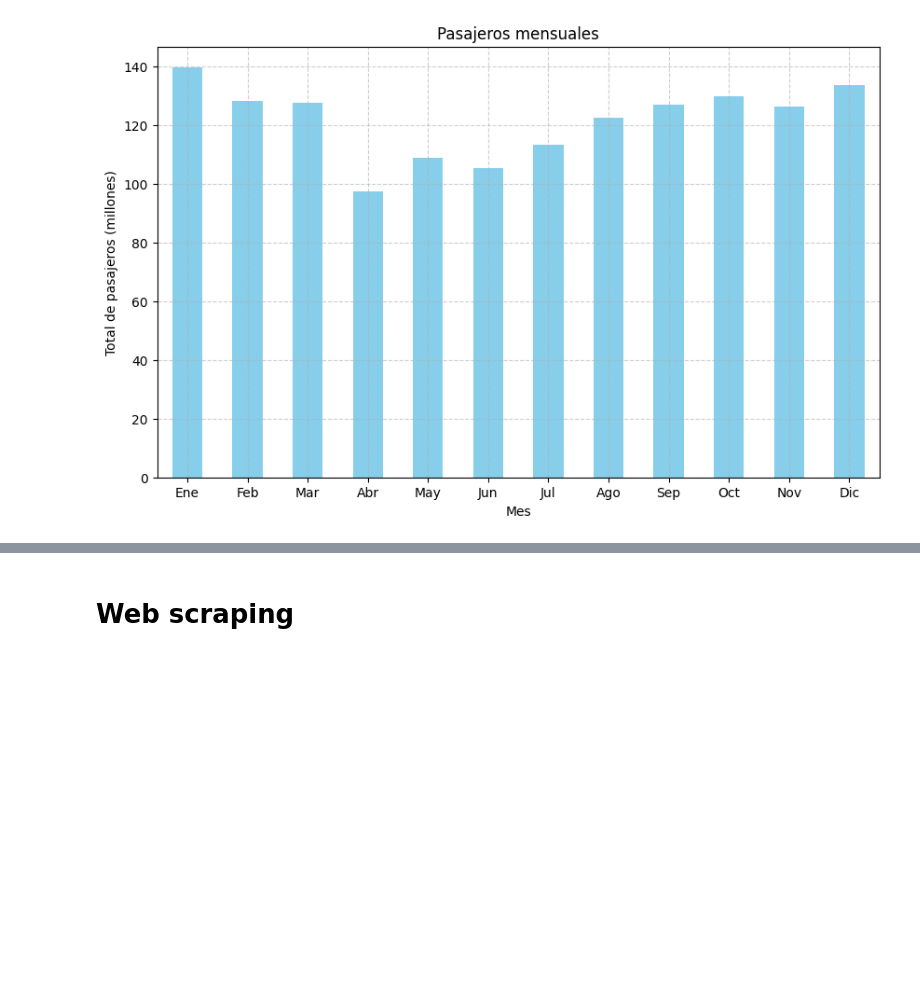
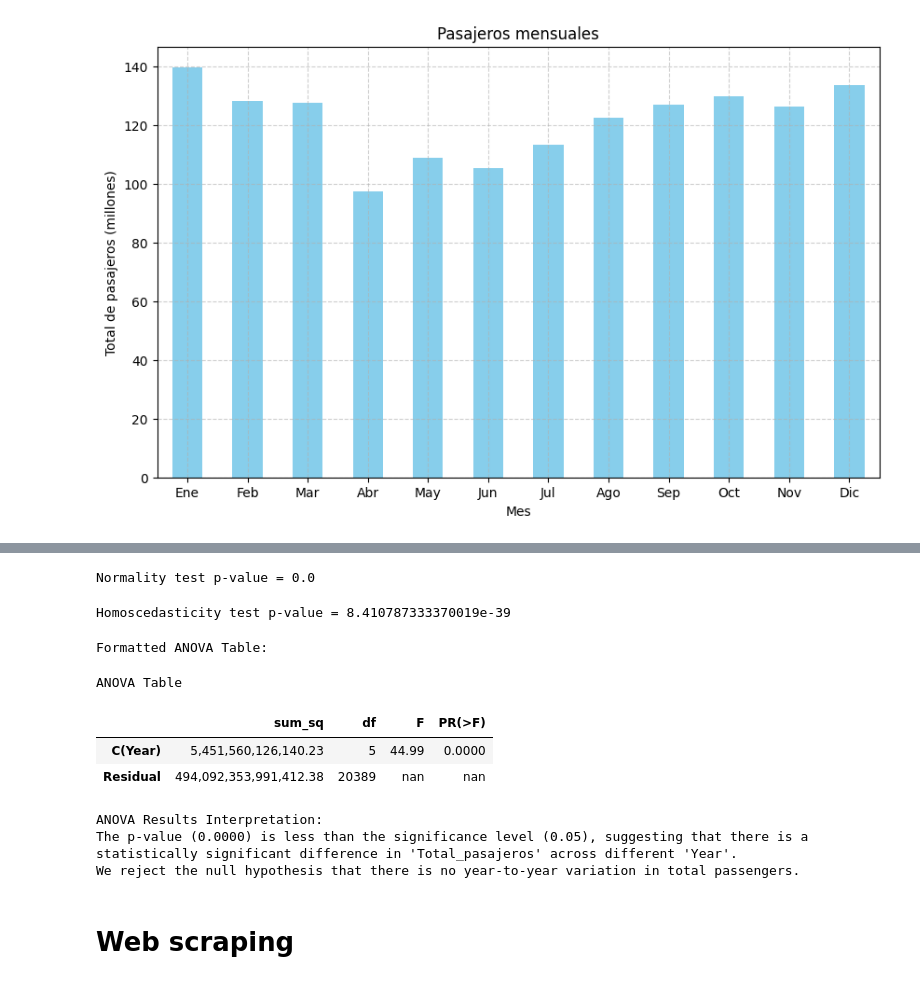
Before and after one commit to Rosvend/Passenger-flow-prediction-LSTM, a Jupyter notebook: LSTM_Metro_passenger_flow.ipynb, the cells around one changed output, grey strips where cells are left out. Cells and saved outputs as stored; diff of their text form; code cells hidden in the pictures; blank space fills up the shorter version.

Commit message:
shapiro-wilk test and ANOVA done

```diff
--- a/LSTM_Metro_passenger_flow.ipynb
+++ b/LSTM_Metro_passenger_flow.ipynb
@@ -555,0 +607,12 @@ plt.show()
+# %%
+# Check data types
+print(df.dtypes)
+
+# If 'Total_pasajeros' is not a float or int, convert it
+df['Total_pasajeros'] = pd.to_numeric(df['Total_pasajeros'], errors='coerce')
+
+# Convert 'Year' to a categorical type if not already
+df['Year'] = df['Year'].astype('category')
+
+# Check for any null values that might cause issues
+print(df.isnull().sum())
@@ -556,2 +637,67 @@ plt.show()
+# %%
+from scipy.stats import shapiro, levene
+
+# Normality test using Shapiro-Wilk Test
+_, pval_normality = shapiro(model.resid)
+print("Normality test p-value =", pval_normality)
+# %% [output]
+Normality test p-value = 0.0
+# %%
+# Homoscedasticity test using Levene's Test
+_, pval_homoscedasticity = levene(df['Total_pasajeros'][df['Year'] == 2019],
+                                  df['Total_pasajeros'][df['Year'] == 2020],
+                                  df['Total_pasajeros'][df['Year'] == 2021],
+                                  df['Total_pasajeros'][df['Year'] == 2022],
+                                  df['Total_pasajeros'][df['Year'] == 2023],
+                                  df['Total_pasajeros'][df['Year'] == 2024])
+print("Homoscedasticity test p-value =", pval_homoscedasticity)
+# %% [output]
+Homoscedasticity test p-value = 8.410787333370019e-39
+# %%
+import pandas as pd
+import statsmodels.api as sm
+from statsmodels.formula.api import ols
+
+model = ols('Total_pasajeros ~ C(Year)', data=df).fit()
+anova_results = sm.stats.anova_lm(model, typ=2)
+
+anova_df = pd.DataFrame(anova_results)
+
+formatted_anova = anova_df.style.format({
+    'sum_sq': "{:,.2f}",
+    'df': "{:.0f}",
+    'F': "{:.2f}",
+    'PR(>F)': "{:.4f}"
+}).set_caption("ANOVA Table").set_table_styles([{
+    'selector': 'caption',
+    'props': [('color', 'red'), ('font-size', '16px')]
+}])
+
+print("Formatted ANOVA Table:")
+formatted_anova
+# %% [output]
+Formatted ANOVA Table:
+ANOVA Table
+|  | sum_sq | df | F | PR(>F) |
+| C(Year) | 5,451,560,126,140.23 | 5 | 44.99 | 0.0000 |
+| Residual | 494,092,353,991,412.38 | 20389 | nan | nan |
+# %%
+def interpret_anova_results(anova_table):
+    p_value = anova_table.loc['C(Year)', 'PR(>F)']
+    alpha = 0.05  #Nivel de significancia
+
+    print("\nANOVA Results Interpretation:")
+    if p_value < alpha:
+        print(f"The p-value ({p_value:.4f}) is less than the significance level ({alpha}), suggesting that there is a statistically significant difference in 'Total_pasajeros' across different 'Year'.")
+        print("We reject the null hypothesis that there is no year-to-year variation in total passengers.")
+    else:
+        print(f"The p-value ({p_value:.4f}) is greater than the significance level ({alpha}), suggesting that there is no statistically significant difference in 'Total_pasajeros' across different 'Year'.")
+        print("We fail to reject the null hypothesis that there is no year-to-year variation in total passengers.")
+
+interpret_anova_results(anova_results)
+# %% [output]
+ANOVA Results Interpretation:
+The p-value (0.0000) is less than the significance level (0.05), suggesting that there is a statistically significant difference in 'Total_pasajeros' across different 'Year'.
+We reject the null hypothesis that there is no year-to-year variation in total passengers.
 # %% [markdown]
 # Web scraping
```
Also changed, not shown: parts of 9 cells of this notebook.
